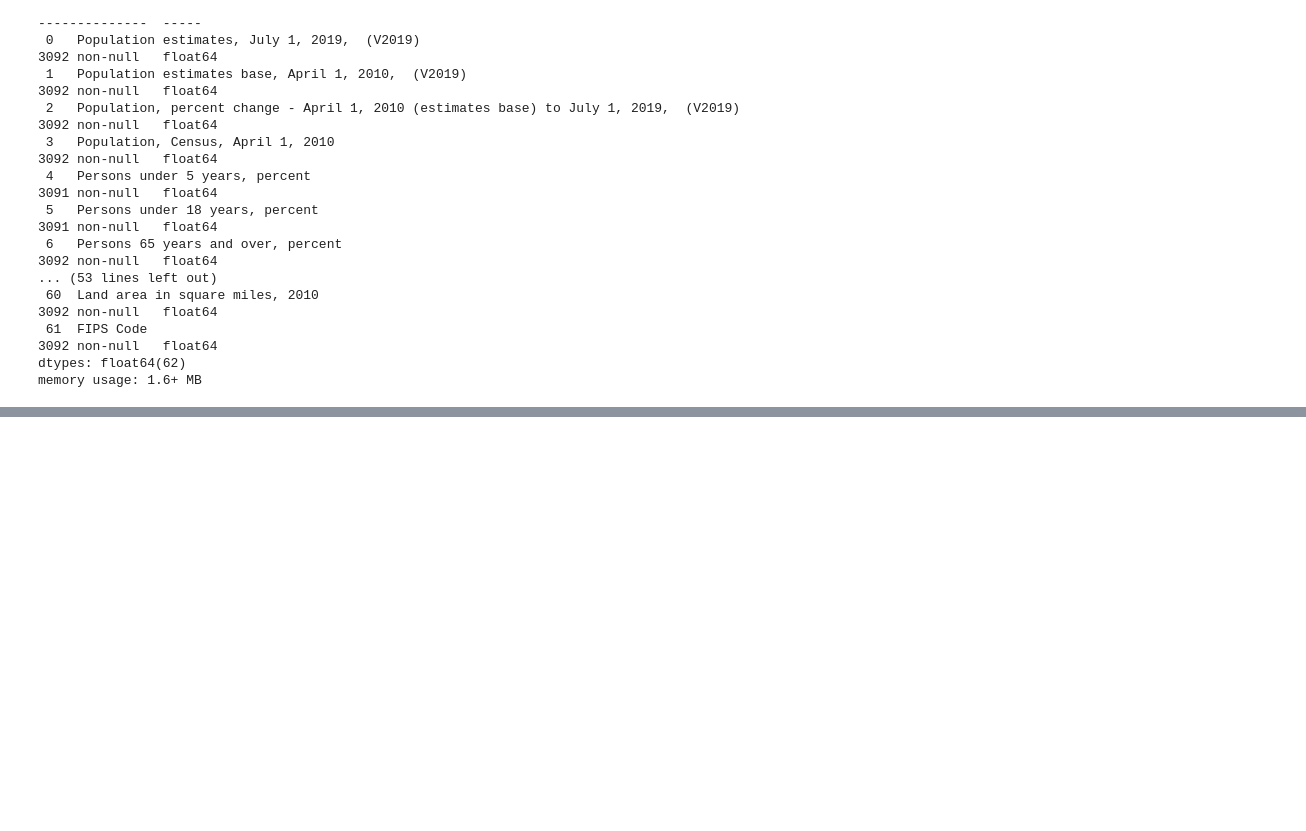
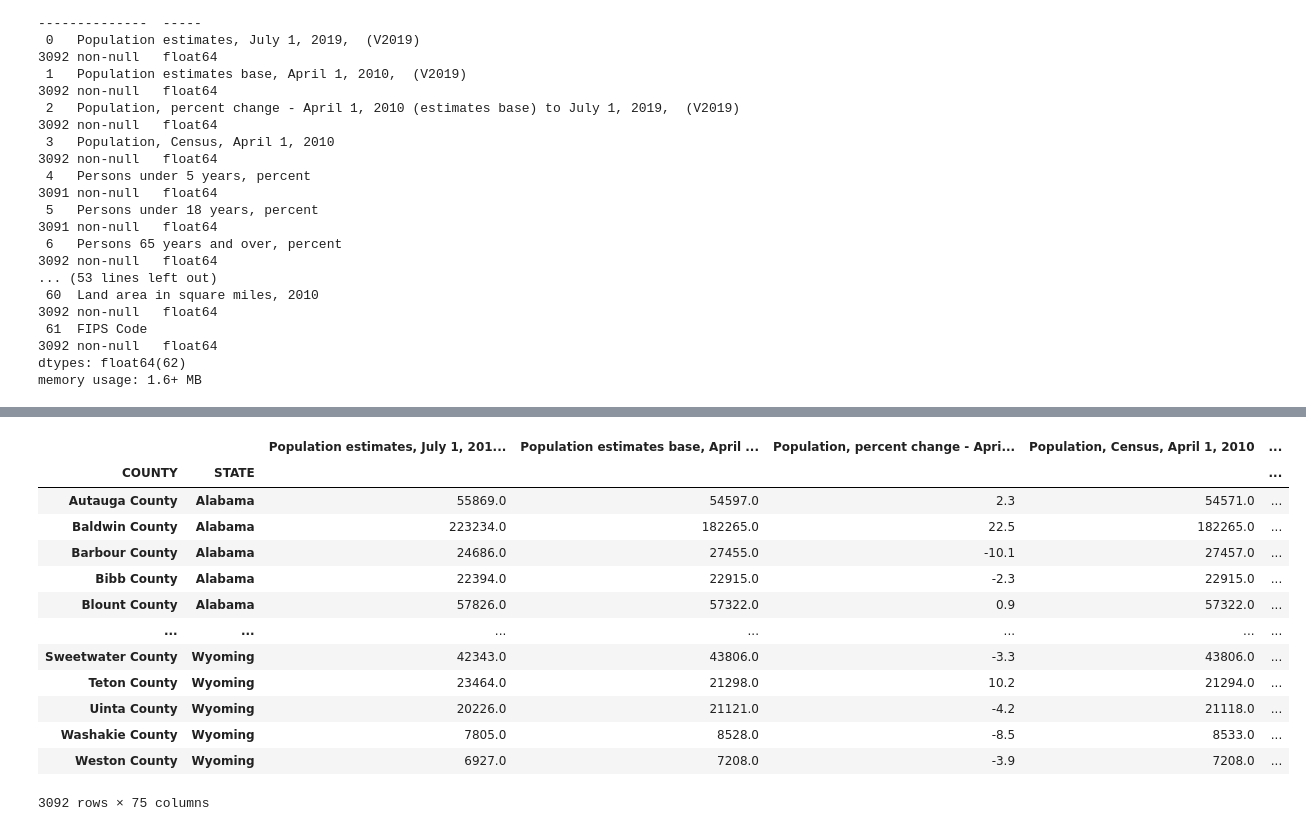
Before and after one commit to nkinnaird/CountyCovidIndexing, a Jupyter notebook: code/combineDataFrames.ipynb, the cells around one changed output, grey strips where cells are left out. Drawn from its saved outputs; the diff is of its cells as text; code cells hidden in the pictures; blank space fills up the shorter version.

```diff
--- a/code/combineDataFrames.ipynb
+++ b/code/combineDataFrames.ipynb
@@ -120,0 +117,20 @@ Autauga County Alabama  0.44  ...                            NaN
+# %%
+# join the census and covid dataframes
+full_df = county_census_info.join(county_covid_info, how='outer')
+# %%
+full_df
+# %% [output]
+|  |  | Population estimates, July 1, 201... | Population estimates base, April ... | Population, percent change - Apri... | Population, Census, April 1, 2010 | ... |
+| COUNTY | STATE |  |  |  |  | ... |
+| Autauga County | Alabama | 55869.0 | 54597.0 | 2.3 | 54571.0 | ... |
+| Baldwin County | Alabama | 223234.0 | 182265.0 | 22.5 | 182265.0 | ... |
+| Barbour County | Alabama | 24686.0 | 27455.0 | -10.1 | 27457.0 | ... |
+| Bibb County | Alabama | 22394.0 | 22915.0 | -2.3 | 22915.0 | ... |
+| Blount County | Alabama | 57826.0 | 57322.0 | 0.9 | 57322.0 | ... |
+| ... | ... | ... | ... | ... | ... | ... |
+| Sweetwater County | Wyoming | 42343.0 | 43806.0 | -3.3 | 43806.0 | ... |
+| Teton County | Wyoming | 23464.0 | 21298.0 | 10.2 | 21294.0 | ... |
+| Uinta County | Wyoming | 20226.0 | 21121.0 | -4.2 | 21118.0 | ... |
+| Washakie County | Wyoming | 7805.0 | 8528.0 | -8.5 | 8533.0 | ... |
+| Weston County | Wyoming | 6927.0 | 7208.0 | -3.9 | 7208.0 | ... |
+3092 rows × 75 columns
```
Also changed, not shown: parts of 12 cells of this notebook, 6 other files.
